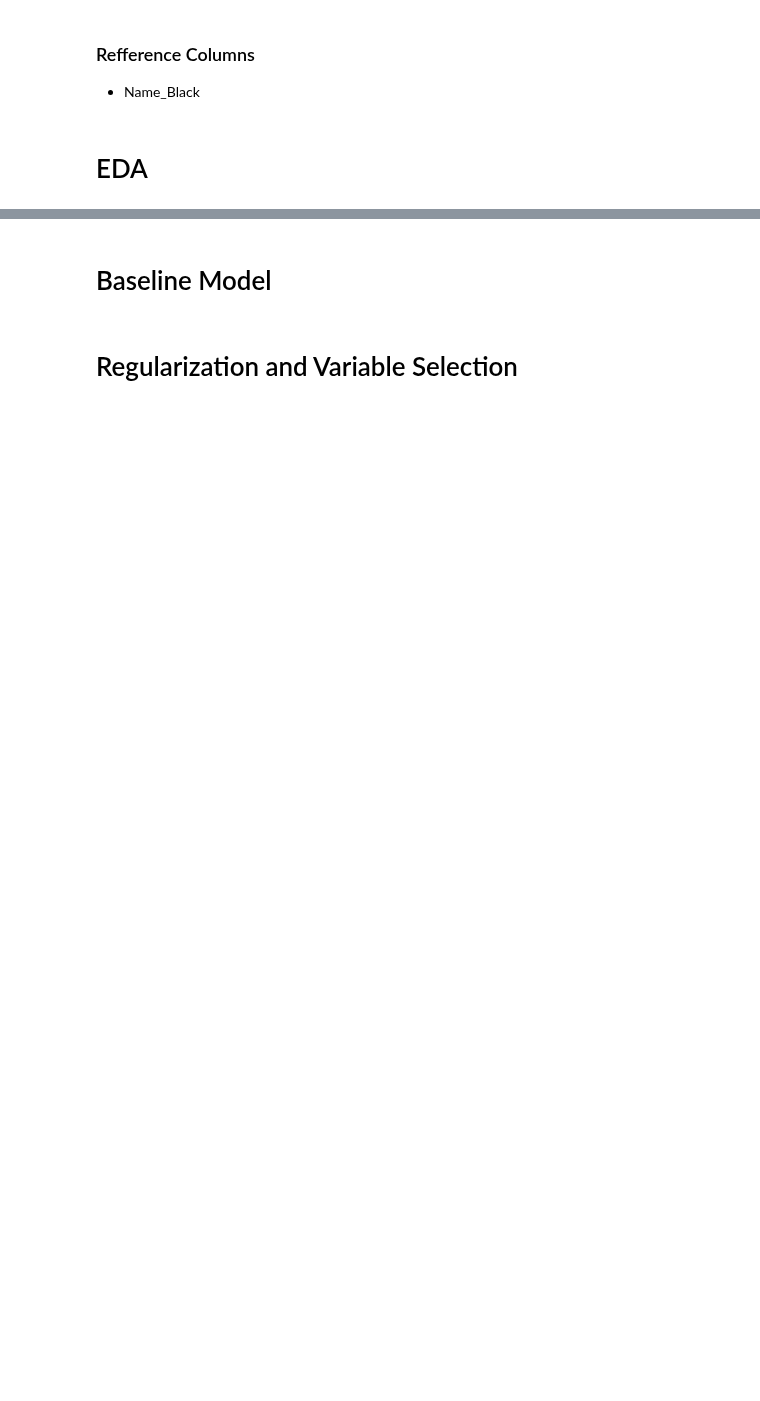
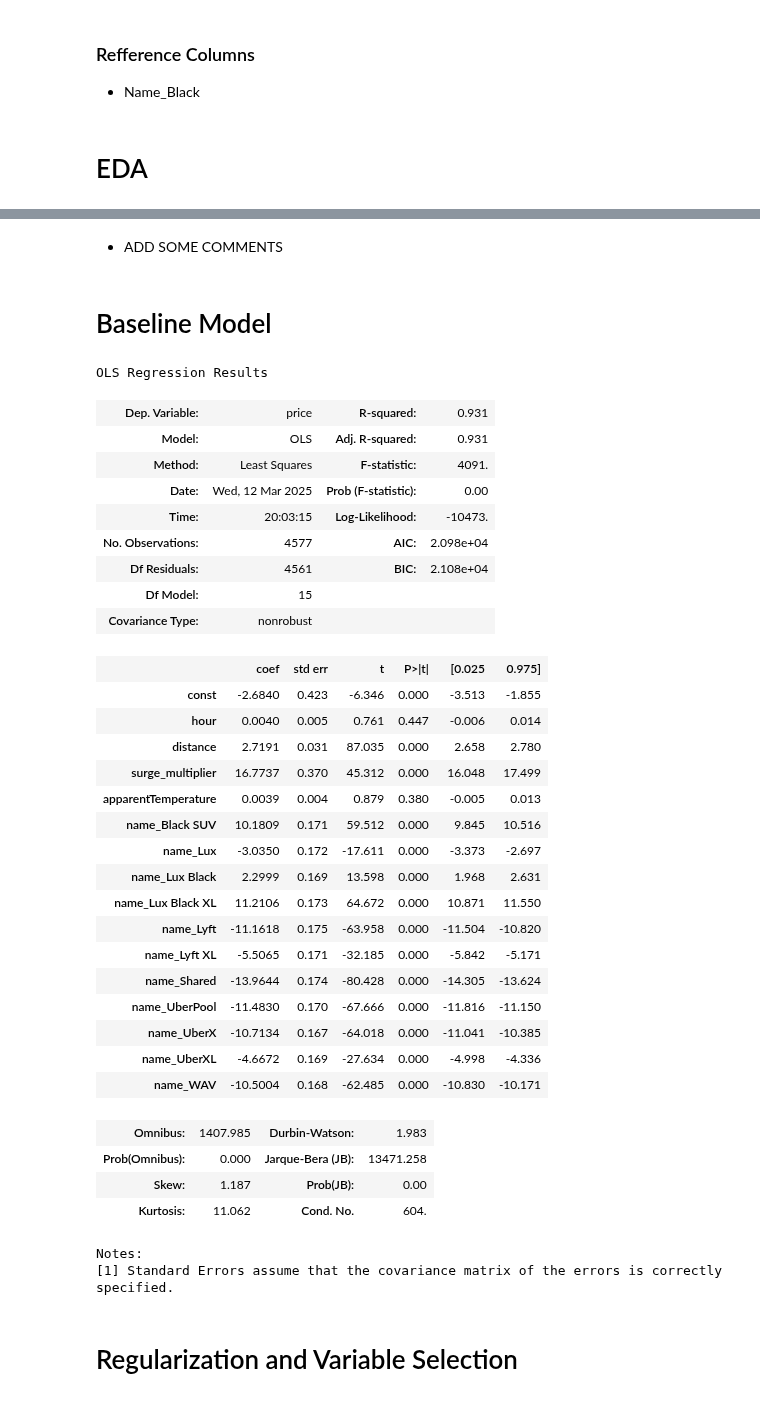
Before and after one commit to ksbuffaloe/Data-5600, a Jupyter notebook: 02_project/scripts/rideshare_projects.ipynb, the cells around one changed output, grey strips where cells are left out. Cells and saved outputs as stored; diff of their text form; code cells hidden in the pictures; blank space fills up the shorter version.

```diff
--- a/02_project/scripts/rideshare_projects.ipynb
+++ b/02_project/scripts/rideshare_projects.ipynb
@@ -93,4 +109,50 @@ plt.show()
+# %% [markdown]
+- ADD SOME COMMENTS
 # %% [markdown]
 # Baseline Model
+# %%
+y = ride_dummies['price']
+X = sm.add_constant(ride_dummies.iloc[:, 1:16])
+mod = sm.OLS(y, X)
+res = mod.fit()
+
+ride_dummies['residuals'] = res.resid
+ride_dummies['fittedvalues'] = res.fittedvalues
+
+res.summary()
+# %% [output]
+OLS Regression Results
+| Dep. Variable: | price | R-squared: | 0.931 |
+| Model: | OLS | Adj. R-squared: | 0.931 |
+| Method: | Least Squares | F-statistic: | 4091. |
+| Date: | Wed, 12 Mar 2025 | Prob (F-statistic): | 0.00 |
+| Time: | 20:03:15 | Log-Likelihood: | -10473. |
+| No. Observations: | 4577 | AIC: | 2.098e+04 |
+| Df Residuals: | 4561 | BIC: | 2.108e+04 |
+| Df Model: | 15 |  |  |
+| Covariance Type: | nonrobust |  |  |
+|  | coef | std err | t | P>|t| | [0.025 | 0.975] |
+| const | -2.6840 | 0.423 | -6.346 | 0.000 | -3.513 | -1.855 |
+| hour | 0.0040 | 0.005 | 0.761 | 0.447 | -0.006 | 0.014 |
+| distance | 2.7191 | 0.031 | 87.035 | 0.000 | 2.658 | 2.780 |
+| surge_multiplier | 16.7737 | 0.370 | 45.312 | 0.000 | 16.048 | 17.499 |
+| apparentTemperature | 0.0039 | 0.004 | 0.879 | 0.380 | -0.005 | 0.013 |
+| name_Black SUV | 10.1809 | 0.171 | 59.512 | 0.000 | 9.845 | 10.516 |
+| name_Lux | -3.0350 | 0.172 | -17.611 | 0.000 | -3.373 | -2.697 |
+| name_Lux Black | 2.2999 | 0.169 | 13.598 | 0.000 | 1.968 | 2.631 |
+| name_Lux Black XL | 11.2106 | 0.173 | 64.672 | 0.000 | 10.871 | 11.550 |
+| name_Lyft | -11.1618 | 0.175 | -63.958 | 0.000 | -11.504 | -10.820 |
+| name_Lyft XL | -5.5065 | 0.171 | -32.185 | 0.000 | -5.842 | -5.171 |
+| name_Shared | -13.9644 | 0.174 | -80.428 | 0.000 | -14.305 | -13.624 |
+| name_UberPool | -11.4830 | 0.170 | -67.666 | 0.000 | -11.816 | -11.150 |
+| name_UberX | -10.7134 | 0.167 | -64.018 | 0.000 | -11.041 | -10.385 |
+| name_UberXL | -4.6672 | 0.169 | -27.634 | 0.000 | -4.998 | -4.336 |
+| name_WAV | -10.5004 | 0.168 | -62.485 | 0.000 | -10.830 | -10.171 |
+| Omnibus: | 1407.985 | Durbin-Watson: | 1.983 |
+| Prob(Omnibus): | 0.000 | Jarque-Bera (JB): | 13471.258 |
+| Skew: | 1.187 | Prob(JB): | 0.00 |
+| Kurtosis: | 11.062 | Cond. No. | 604. |
+Notes:
+[1] Standard Errors assume that the covariance matrix of the errors is correctly specified.
 # %% [markdown]
 # Regularization and Variable Selection
```
Also changed, not shown: parts of 23 cells of this notebook.
